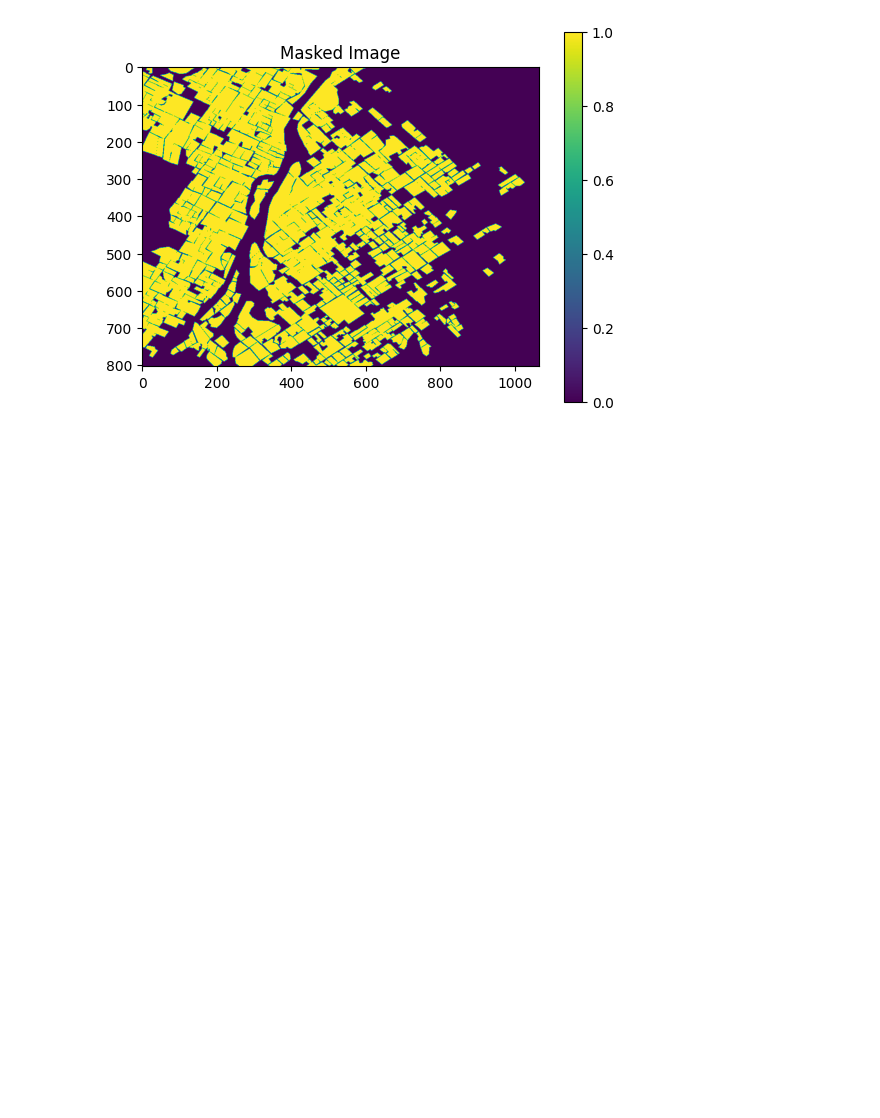
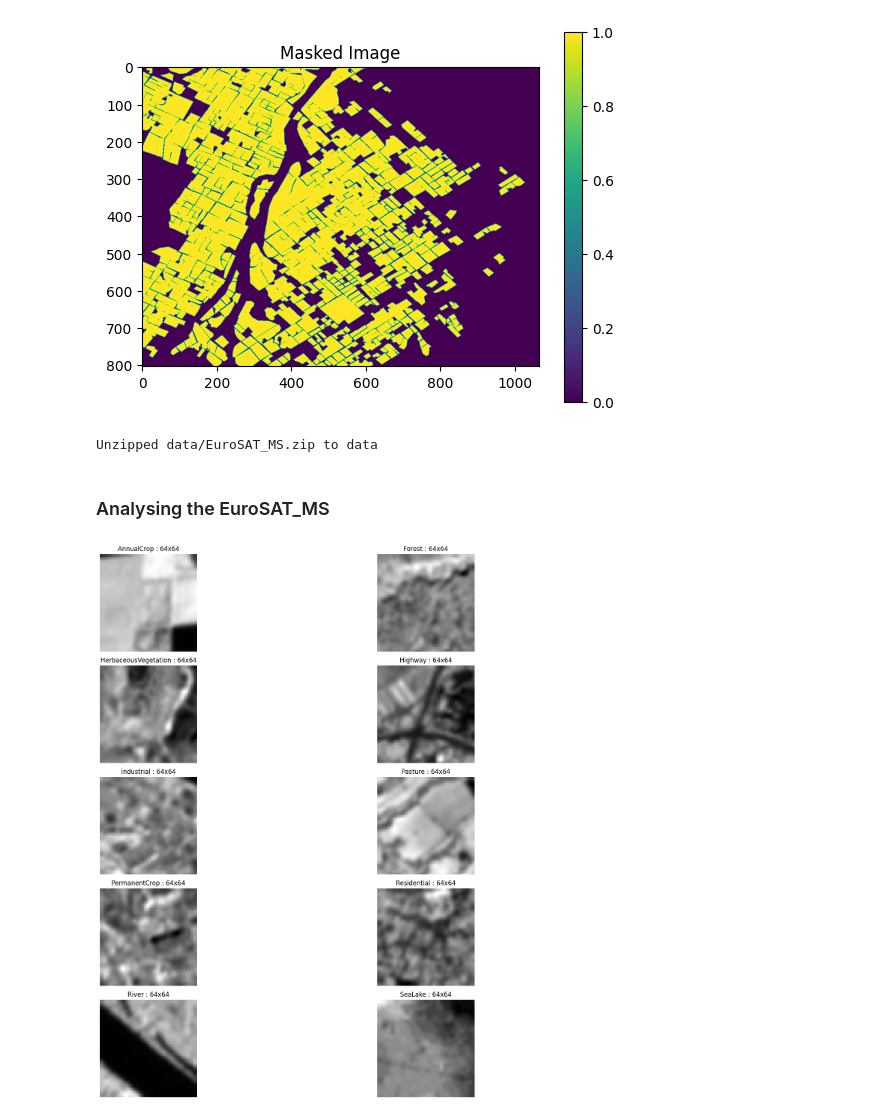
Before and after one commit to Sar2580P/Fin7X8Ph4Ai2, a Jupyter notebook: visualize.ipynb, the cells around one changed output. Saved outputs shown, nothing was run; the diff lists cells and outputs as text; code cells hidden in the pictures; blank space fills up the shorter version.

```diff
--- a/visualize.ipynb
+++ b/visualize.ipynb
@@ -131,3 +131,77 @@ plt.show()
 # %% [output]
 (803, 1065)
 [figure]
+# %%
+import zipfile
+import os
+
+def unzip_file(zip_filepath, dest_dir):
+    """
+    Unzips a file to the specified destination directory.
+
+    :param zip_filepath: Path to the zip file to be extracted.
+    :param dest_dir: Directory where the zip file contents will be extracted.
+    """
+    # Ensure the destination directory exists
+    os.makedirs(dest_dir, exist_ok=True)
+
+    with zipfile.ZipFile(zip_filepath, 'r') as zip_ref:
+        zip_ref.extractall(dest_dir)
+    print(f"Unzipped {zip_filepath} to {dest_dir}")
+
+# # Example usage
+# zip_filepath = 'data/EuroSAT_MS.zip'
+# dest_dir = 'data'
+# unzip_file(zip_filepath, dest_dir)
+# %% [output]
+Unzipped data/EuroSAT_MS.zip to data
+# %% [markdown]
+### Analysing the EuroSAT_MS
+# %%
+# plotting the image
+import numpy as np
+import rasterio
+import matplotlib.pyplot as plt
+
+categories = ['AnnualCrop', 'Forest', 'HerbaceousVegetation', 'Highway', 'Industrial', 'Pasture',
+              'PermanentCrop', 'Residential', 'River', 'SeaLake']
+
+BASE_DIR = 'data/EuroSAT_MS'
+img_num = np.random.randint(0, 3)
+
+# # Load the TIFF image using rasterio
+# file_path = f'data/original_images/train_{image_num}.tif'
+# with rasterio.open(file_path) as dataset:
+#     # Read the image data
+#     img_data = dataset.read()
+
+#     # Print metadata
+#     print("Metadata:", dataset.meta)
+
+#     # Dimensions
+#     width, height = dataset.width, dataset.height
+#     print(f"Size: {width}x{height}")
+
+# Visualize each channel
+fig, axes = plt.subplots(5, 2, figsize=(20, 15))  # Adjust subplot layout based on number of channels
+axes = axes.flatten()
+num_channels= 12
+for i, cat in enumerate(categories):
+    ax = axes[i]
+    file_path = f'{BASE_DIR}/{cat}/{cat}_{img_num}.tif'
+    with rasterio.open(file_path) as dataset:
+        # Read the image data
+        img_data = dataset.read()
+        width, height = dataset.width, dataset.height
+    ax.imshow(img_data[6], cmap='gray')
+    ax.set_title(f'{cat} : {width}x{height}')
+    ax.axis('off')
+
+# Hide any unused subplots
+for j in range(num_channels, len(axes)):
+    fig.delaxes(axes[j])
+
+plt.tight_layout()
+plt.show()
+# %% [output]
+[figure, added]
```
Also changed, not shown: 11 other files.
